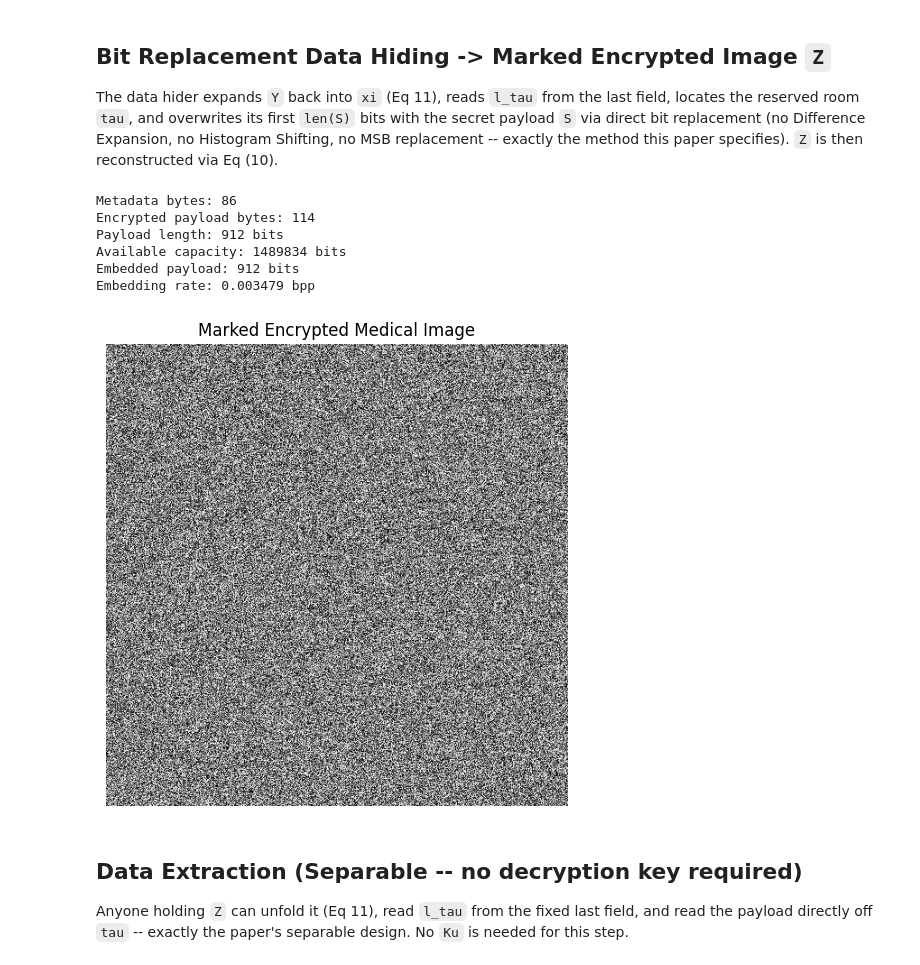
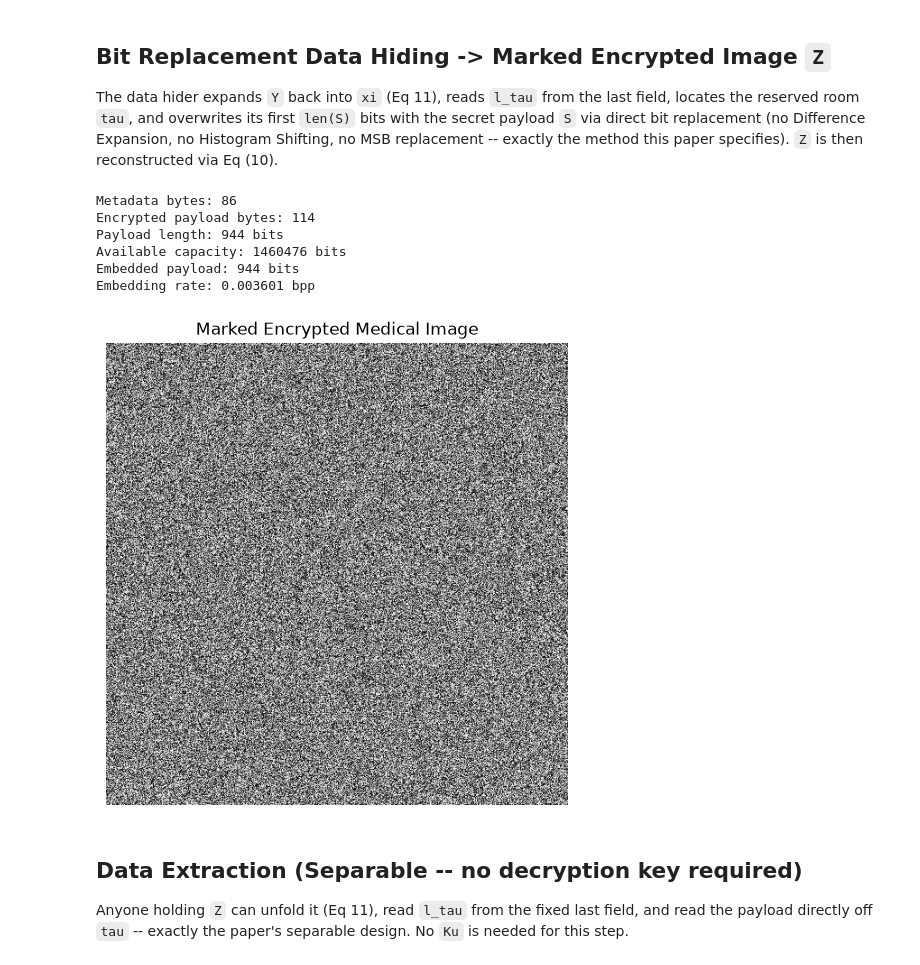
Before and after one commit to kkperi/secure-medical-image-rdhei-project, a Jupyter notebook: RDHEMI.ipynb, the cells around one changed output. Saved outputs shown, nothing was run; the diff lists cells and outputs as text; code cells hidden in the pictures.

Commit message:
Add framed metadata extraction and recovery tests

```diff
--- a/RDHEMI.ipynb
+++ b/RDHEMI.ipynb
@@ -1059,6 +1078,7 @@ The data hider expands `Y` back into `xi` (Eq 11), reads `l_tau` from the last f
 
 import numpy as np
 
+from medsteg.bitstream import frame_payload
 from medsteg.metadata import serialize_metadata
 from medsteg.security import (
     generate_key,
@@ -1086,12 +1106,9 @@ encrypted_payload = encrypt_metadata(
     metadata_key,
 )
 
-# 3. Convert encrypted bytes into a binary string
-payload = ''.join(
-    format(byte, '08b')
-    for byte in encrypted_payload
-)
 
+# 3. Frame the encrypted payload with a 32-bit length header
+payload = frame_payload(encrypted_payload)
 payload_length = len(payload)
 
 print("Metadata bytes:", len(metadata_bytes))
@@ -1111,38 +1128,38 @@ xi2 = image_to_xi(Y)
 parsed = parse_xi(xi2, W, H)
 
 tau_marked = (
     payload + parsed['tau_bits'][payload_length:]
 )
 
 lt_field = xi2[:parsed['lt_field_width']]
 ltau_field = xi2[-parsed['ltau_field_width']:]
 
 xi_marked = (
     lt_field
     + parsed['enc_field']
     + parsed['Cp_bits']
     + tau_marked
     + ltau_field
 )
 
 Z = xi_to_image(xi_marked, W, H)
 
 print("Embedded payload:", payload_length, "bits")
 print("Embedding rate:", round(payload_length / (H * W), 6), "bpp")
 
 plt.figure(figsize=(6, 6))
 plt.imshow(Z, cmap="gray")
 plt.title("Marked Encrypted Medical Image")
 plt.axis("off")
 plt.show()
 # %% [output]
 Metadata bytes: 86
 Encrypted payload bytes: 114
-Payload length: 912 bits
-Available capacity: 1489834 bits
-Embedded payload: 912 bits
-Embedding rate: 0.003479 bpp
+Payload length: 944 bits
+Available capacity: 1460476 bits
+Embedded payload: 944 bits
+Embedding rate: 0.003601 bpp
-[figure, old version]
+[figure, new version]
 # %% [markdown]
 ## Data Extraction (Separable -- no decryption key required)
 
```
Also changed, not shown: parts of 16 cells of this notebook, 4 other files.
